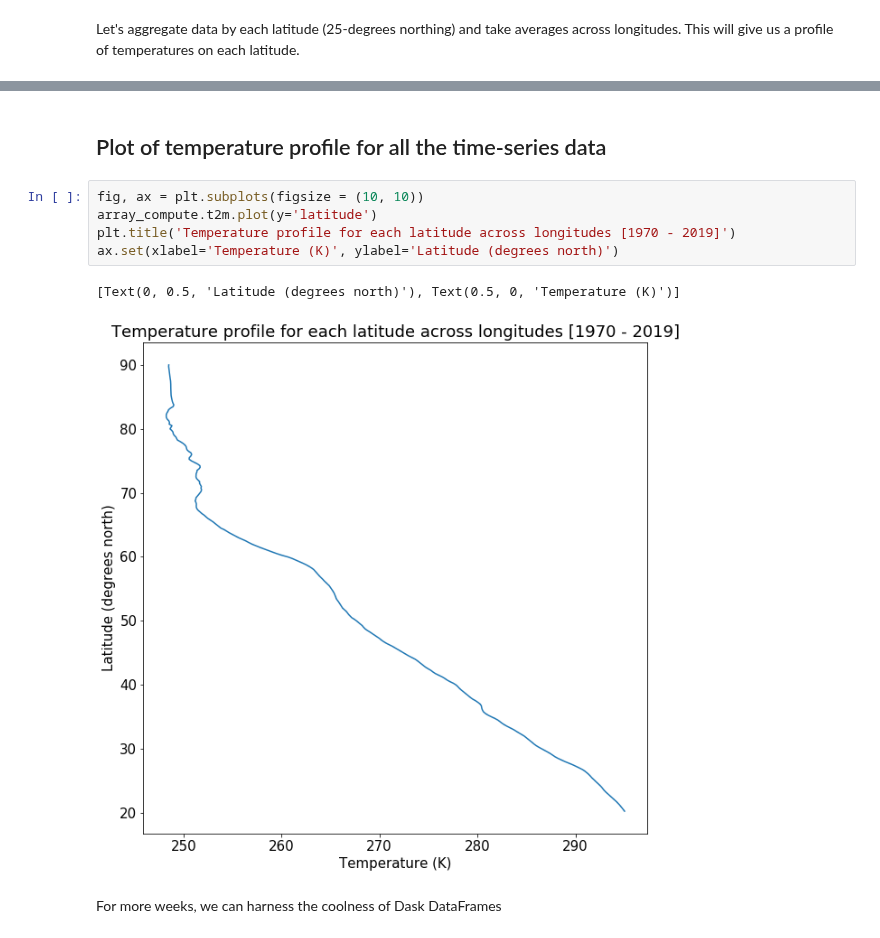
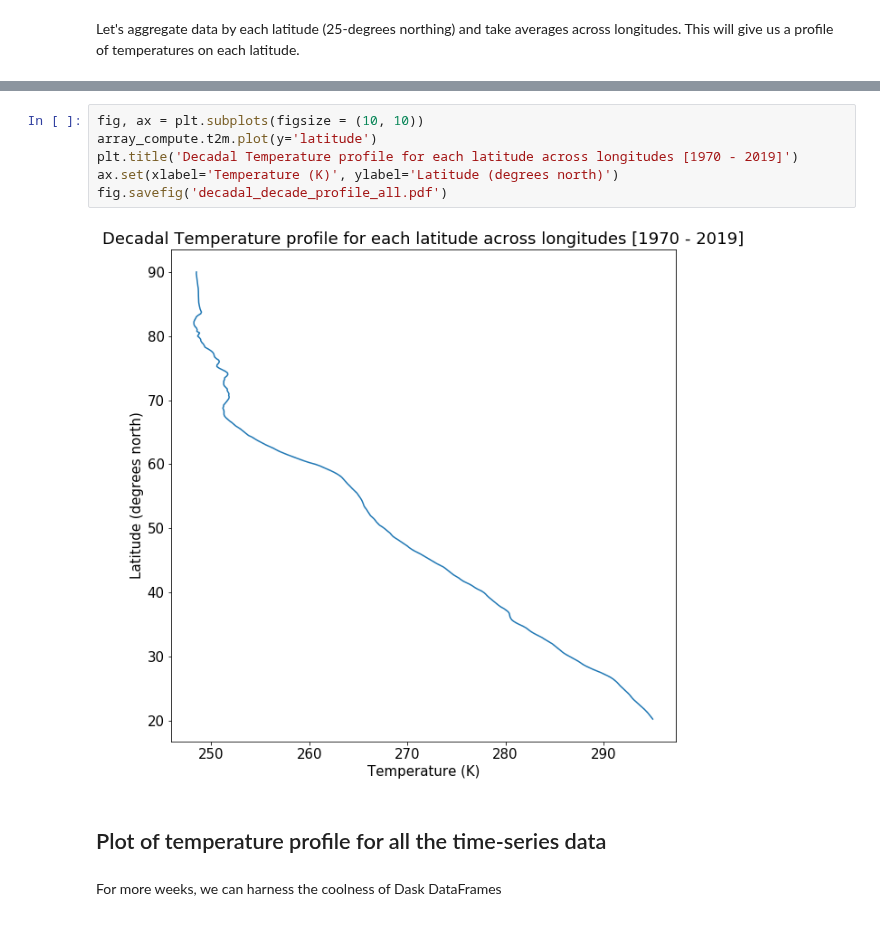
Before and after one commit to geosciences-data-practicum/reanalysis_getter, a Jupyter notebook: raw_data_exploration.ipynb, the cells around one changed output, grey strips where cells are left out. Saved outputs shown, nothing was run; the diff lists cells and outputs as text.

```diff
--- a/raw_data_exploration.ipynb
+++ b/raw_data_exploration.ipynb
@@ -62,13 +77,13 @@ distributed.utils_perf - WARNING - full garbage collections took 17% CPU time re
+# %%
+fig, ax = plt.subplots(figsize = (10, 10))
+array_compute.t2m.plot(y='latitude')
+plt.title('Decadal Temperature profile for each latitude across longitudes [1970 - 2019]')
+ax.set(xlabel='Temperature (K)', ylabel='Latitude (degrees north)')
+fig.savefig('decadal_decade_profile_all.pdf')
+# %% [output]
+[figure, added]
 # %% [markdown]
 ## Plot of temperature profile for all the time-series data
-# %%
-fig, ax = plt.subplots(figsize = (10, 10))
-array_compute.t2m.plot(y='latitude')
-plt.title('Temperature profile for each latitude across longitudes [1970 - 2019]')
-ax.set(xlabel='Temperature (K)', ylabel='Latitude (degrees north)')
-# %% [output]
-[Text(0, 0.5, 'Latitude (degrees north)'), Text(0.5, 0, 'Temperature (K)')]
-[figure, removed]
 # %% [markdown]
 For more weeks, we can harness the coolness of Dask DataFrames
 # %%
```
Also changed, not shown: parts of 25 cells of this notebook, 1 other file.
